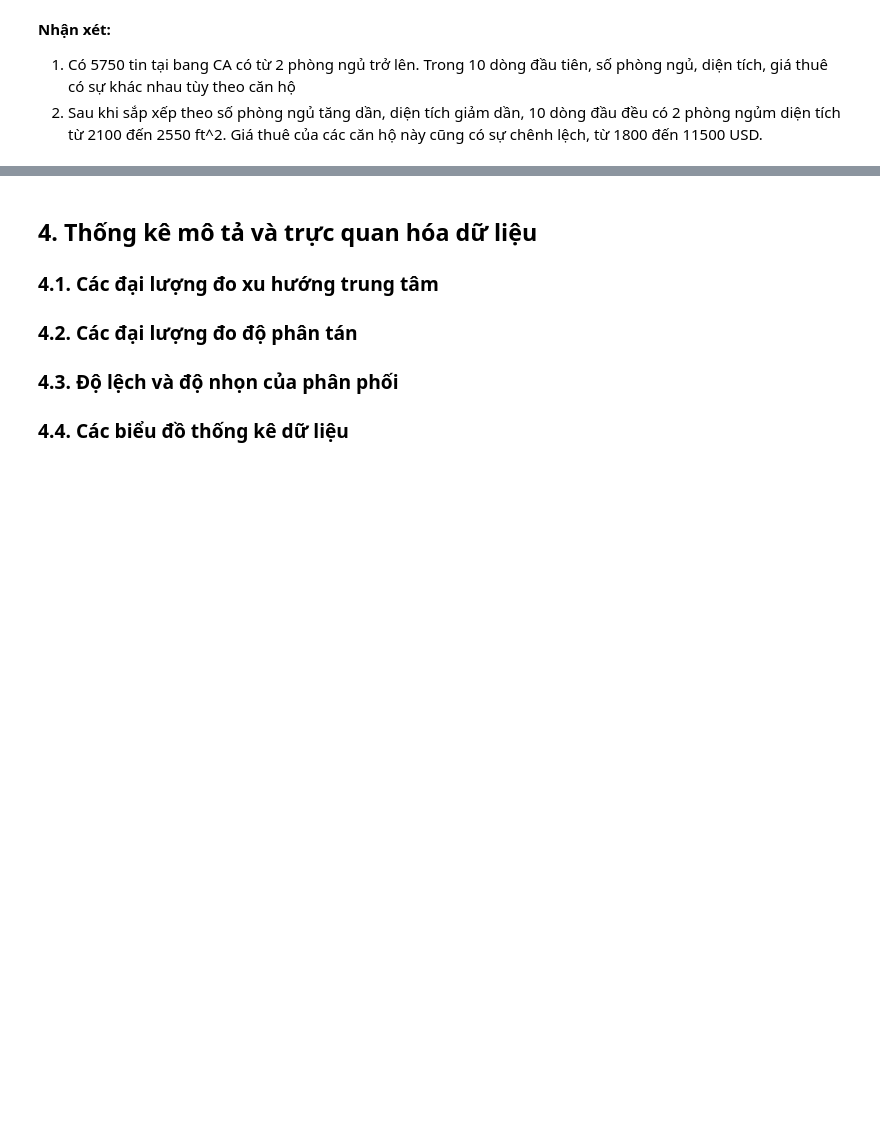
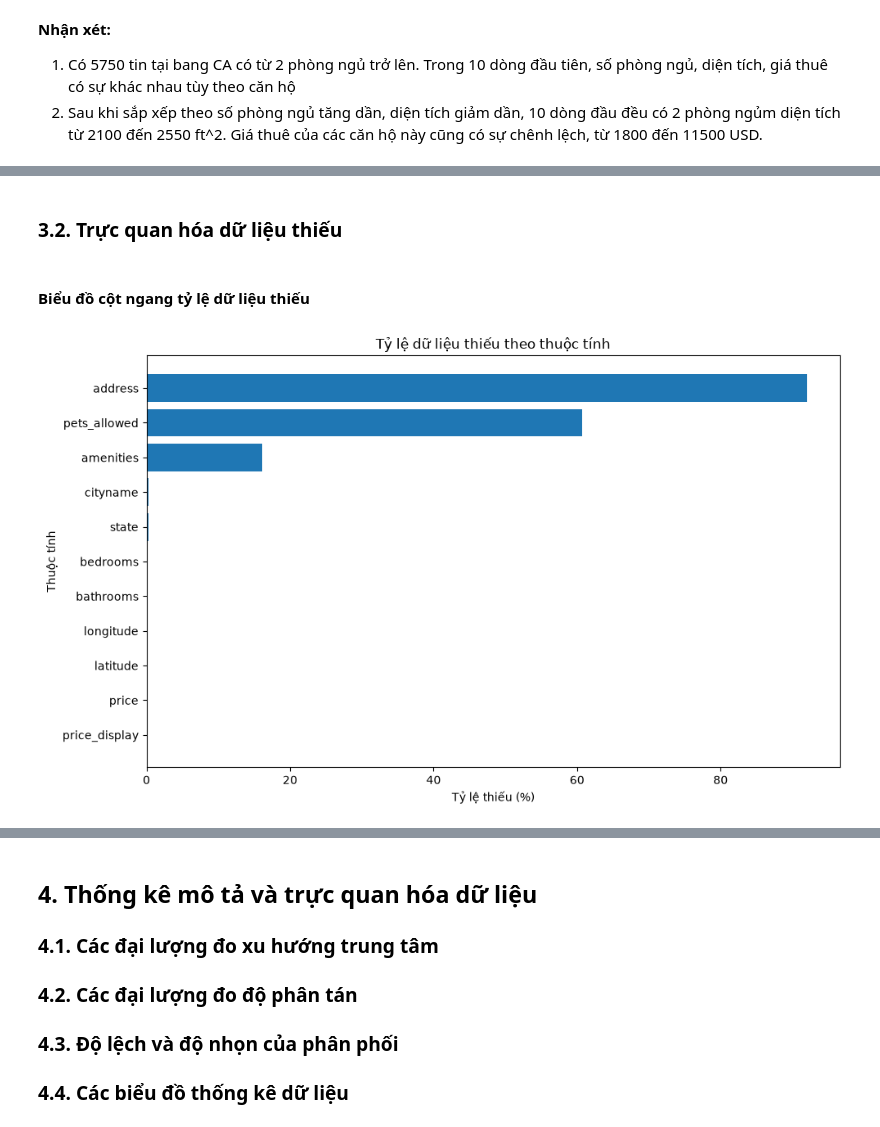
Before and after one commit to 1amBlake/apartment-rental-analysis-iuh, a Jupyter notebook: notebooks/apartment_retal_analysis.ipynb, the cells around one changed output, grey strips where cells are left out. Drawn from its saved outputs; the diff is of its cells as text; code cells hidden in the pictures; blank space fills up the shorter version.

```diff
--- a/notebooks/apartment_retal_analysis.ipynb
+++ b/notebooks/apartment_retal_analysis.ipynb
@@ -280,0 +280,20 @@ display(df_ca_sorted.head(10))
+# %%
+
+missing_count = df.isnull().sum()
+
+missing_percent = (missing_count / len(df) * 100).round(2)
+
+df_missing = pd.DataFrame({
+    "Số lượng thiếu": missing_count,
+    "Tỷ lệ thiếu (%)": missing_percent
+})
+
+df_missing = df_missing.sort_values(
+    by="Số lượng thiếu",
+    ascending=False
+)
+
+display(df_missing)
+
+print("Số thuộc tính có dữ liệu thiếu:",
+      (missing_count > 0).sum())
@@ -280,0 +326,28 @@ display(df_ca_sorted.head(10))
+# %% [markdown]
+### 3.2. Trực quan hóa dữ liệu thiếu
+# %% [markdown]
+#### Biểu đồ cột ngang tỷ lệ dữ liệu thiếu
+# %%
+import matplotlib.pyplot as plt
+
+missing_chart = df_missing[df_missing["Số lượng thiếu"] > 0]
+
+missing_chart = missing_chart.sort_values(
+    by="Tỷ lệ thiếu (%)"
+)
+
+plt.figure(figsize=(10, 6))
+
+plt.barh(
+    missing_chart.index,
+    missing_chart["Tỷ lệ thiếu (%)"]
+)
+
+plt.title("Tỷ lệ dữ liệu thiếu theo thuộc tính")
+plt.xlabel("Tỷ lệ thiếu (%)")
+plt.ylabel("Thuộc tính")
+
+plt.tight_layout()
+plt.show()
+# %% [output]
+[figure, added]
```
Also changed, not shown: parts of 38 cells of this notebook, 1 other file.
